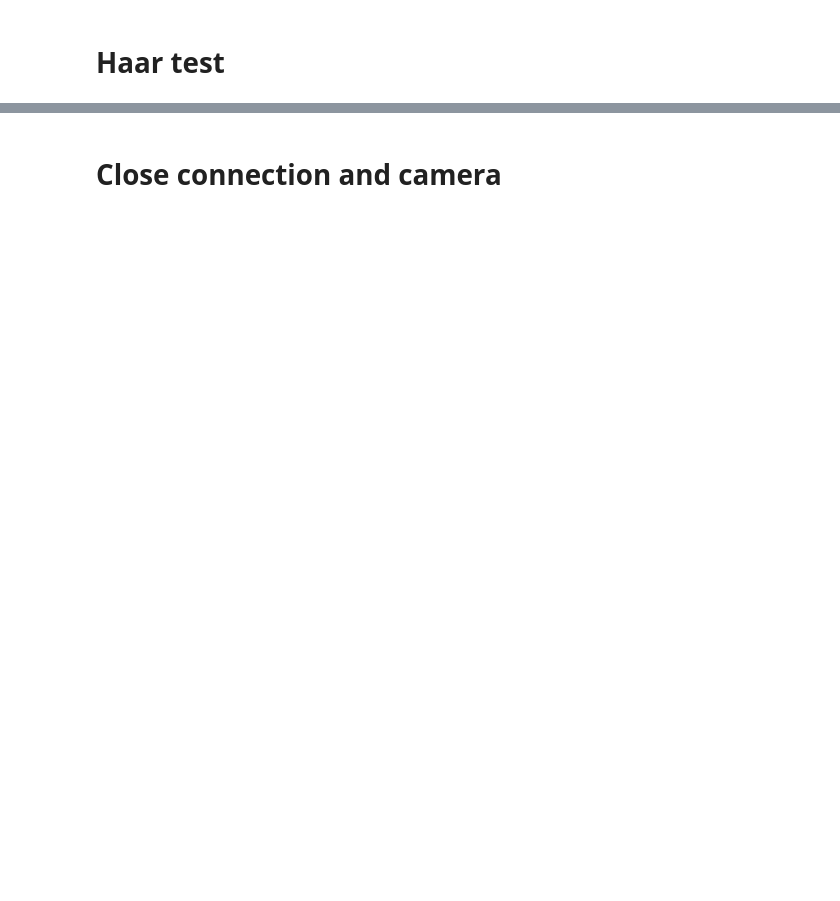
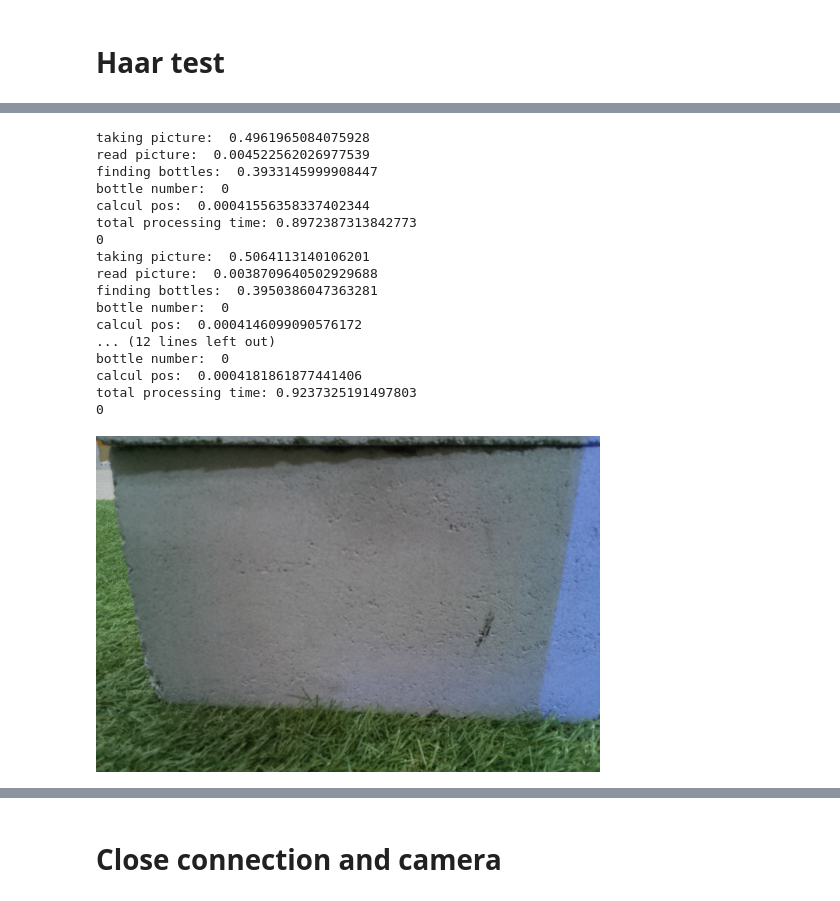
Before and after one commit to Apiquet/Visual_recognition, a Jupyter notebook: main.ipynb, the cells around one changed output, grey strips where cells are left out. Saved outputs shown, nothing was run; the diff lists cells and outputs as text; code cells hidden in the pictures; blank space fills up the shorter version.

```diff
--- a/main.ipynb
+++ b/main.ipynb
@@ -302,0 +501,57 @@ time: 1.0871467590332031
+# %%
+with picamera.PiCamera() as camera:
+    camera.resolution = (504, 336)
+    camera.rotation = 180
+    camera.framerate = 60
+    camera.start_preview()
+    # Give the camera some warm-up time
+    time.sleep(2)
+    c = 0
+    while(True):
+        big_start = time.time()
+        start = time.time()
+        camera.capture(IMAGES_PATH + "cam.bmp")
+        print("taking picture: ", time.time() - start)
+        start = time.time()
+        img = cv.imread(IMAGES_PATH + 'cam.bmp')
+        print("read picture: ", time.time() - start)
+
+        start = time.time()
+        img_height, img_width = img.shape[:2]
+        bottles = bottle_cascade.detectMultiScale(img, minNeighbors=10)
+        print("finding bottles: ", time.time() - start)
+        i = 0
+        start = time.time()
+        for (x,y,w,h) in bottles:
+            center = calcul_low_center(x,y,w,h)
+            dist, angle = calcul_bottle_dist_angle(center, img_width, img_height)
+            #cv.rectangle(img,(x,y),(x+w,y+h),(255,0,0),2)
+            i = i + 1
+        print("bottle number: ", i)
+        print("calcul pos: ", time.time() - start)
+        print("total processing time:", time.time() - big_start)
+        print(i)
+        c = c + 1
+        if c > 3:
+            break
+cv.imwrite(IMAGES_PATH + "cam_haar.png", img)
+ShowImage(filename = IMAGES_PATH + 'cam_haar.png')
+# %% [output]
+taking picture:  0.4961965084075928
+read picture:  0.004522562026977539
+finding bottles:  0.3933145999908447
+bottle number:  0
+calcul pos:  0.00041556358337402344
+total processing time: 0.8972387313842773
+0
+taking picture:  0.5064113140106201
+read picture:  0.0038709640502929688
+finding bottles:  0.3950386047363281
+bottle number:  0
+calcul pos:  0.0004146099090576172
+... (12 lines left out)
+bottle number:  0
+calcul pos:  0.0004181861877441406
+total processing time: 0.9237325191497803
+0
+[figure, added]
```
Also changed, not shown: parts of 19 cells of this notebook.
